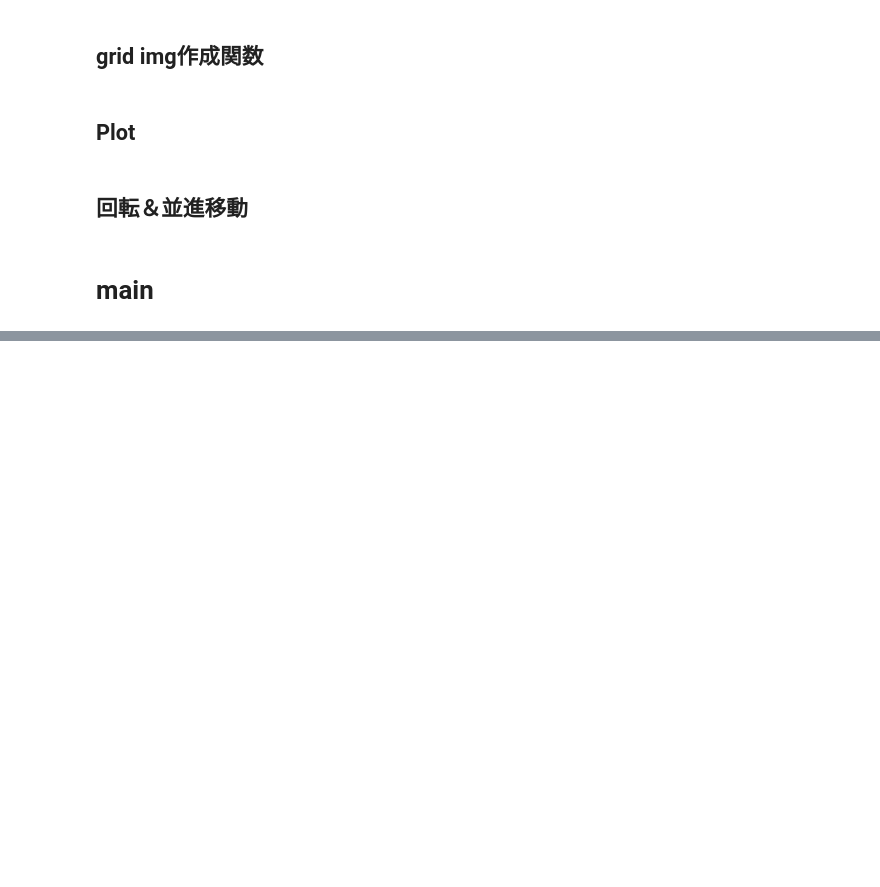
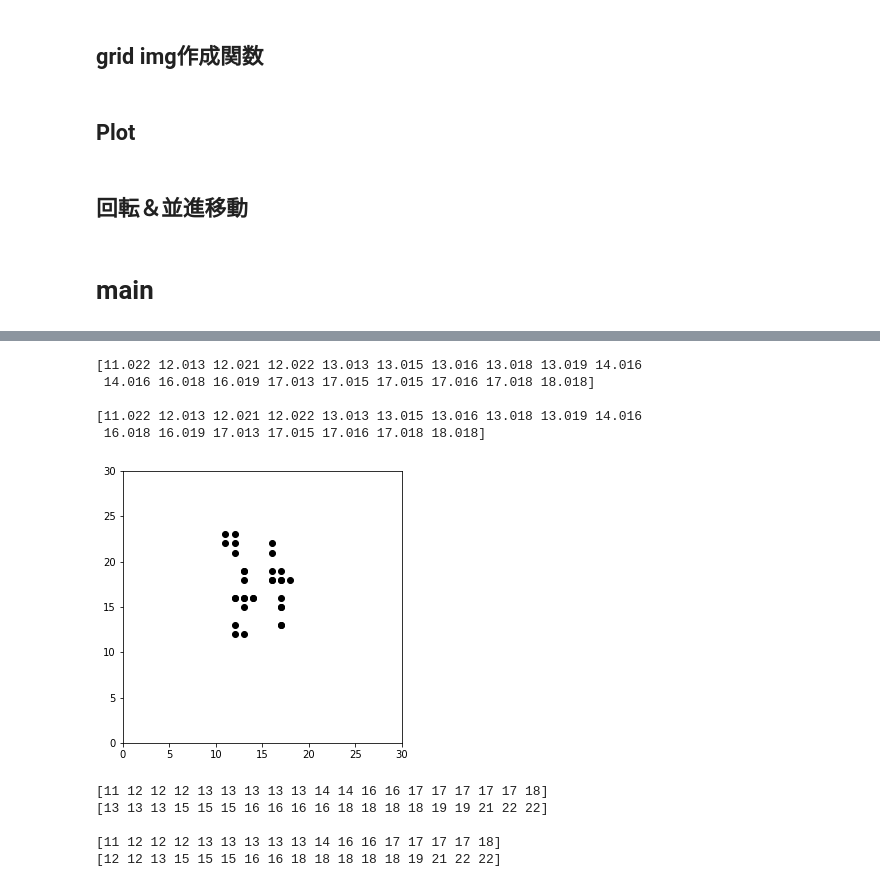
Before and after one commit to tiger0421/junctionRecognition, a Jupyter notebook: pltURG.ipynb, the cells around one changed output, grey strips where cells are left out. Drawn from its saved outputs; the diff is of its cells as text; code cells hidden in the pictures; blank space fills up the shorter version.

```diff
--- a/pltURG.ipynb
+++ b/pltURG.ipynb
@@ -159,0 +215,22 @@ plt.show
+# %%
+point_cloud_x_unique2, point_cloud_y_unique2 = unique_point_cloud(point_cloud_x_unique, point_cloud_y_unique)
+plot_point_cloud(merged_point_cloud_x_unique, merged_point_cloud_y_unique)
+# %% [output]
+[11.022 12.013 12.021 12.022 13.013 13.015 13.016 13.018 13.019 14.016
+ 14.016 16.018 16.019 17.013 17.015 17.015 17.016 17.018 18.018]
+
+[11.022 12.013 12.021 12.022 13.013 13.015 13.016 13.018 13.019 14.016
+ 16.018 16.019 17.013 17.015 17.016 17.018 18.018]
+[figure, added]
+# %%
+print(np.sort(point_cloud_x_unique))
+print(np.sort(point_cloud_y_unique))
+print()
+print(np.sort(point_cloud_x_unique2))
+print(np.sort(point_cloud_y_unique2))
+# %% [output]
+[11 12 12 12 13 13 13 13 13 14 14 16 16 17 17 17 17 17 18]
+[13 13 13 15 15 15 16 16 16 16 18 18 18 18 19 19 21 22 22]
+
+[11 12 12 12 13 13 13 13 13 14 16 16 17 17 17 17 18]
+[12 12 13 15 15 15 16 16 18 18 18 18 18 19 21 22 22]
```
Also changed, not shown: parts of 10 cells of this notebook.
